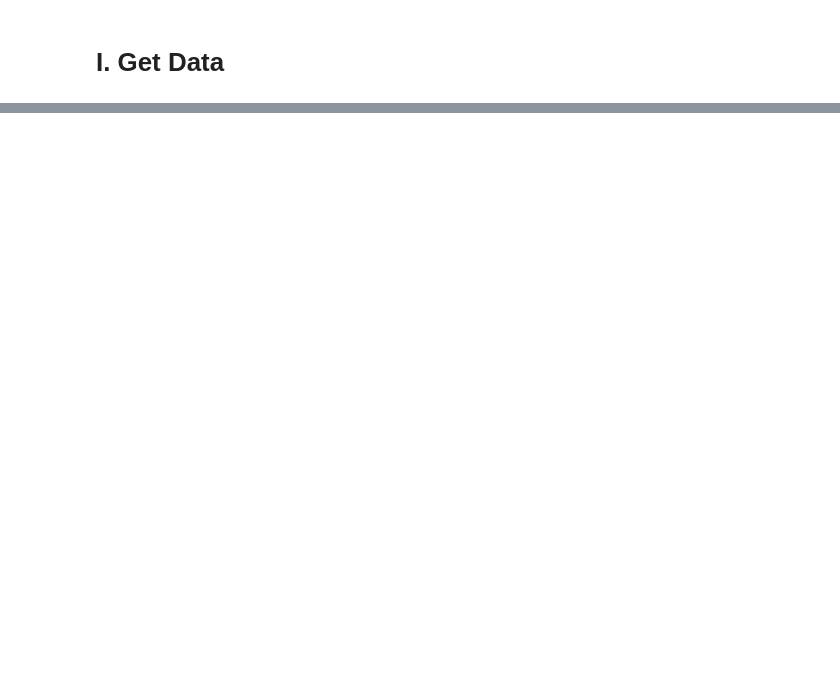
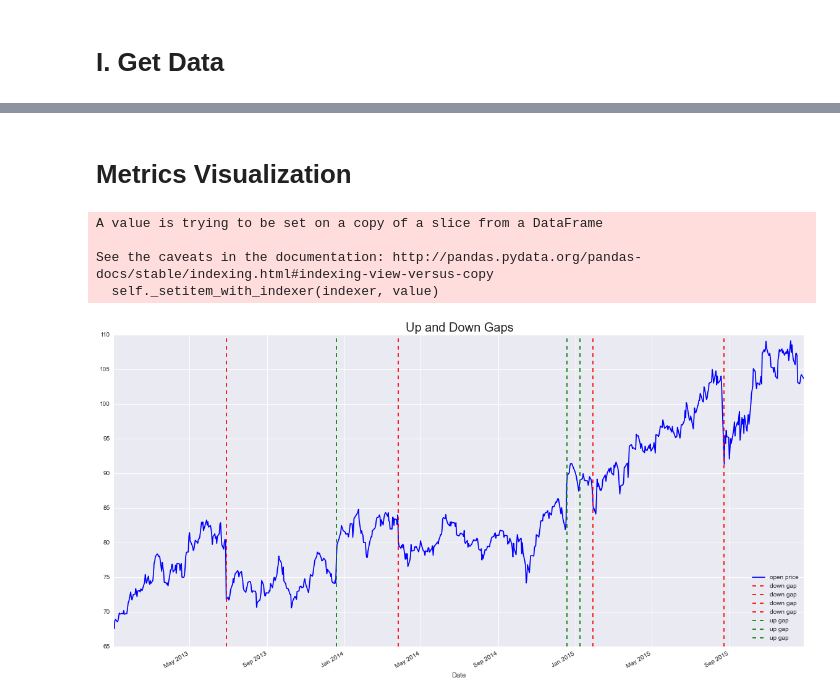
Before and after one commit to jayhack/N472JW, a Jupyter notebook: Exploration.ipynb, the cells around one changed output, grey strips where cells are left out. Cells and saved outputs as stored; diff of their text form; code cells hidden in the pictures; blank space fills up the shorter version.

Commit message:
metrics in .py files

```diff
--- a/Exploration.ipynb
+++ b/Exploration.ipynb
@@ -1,9 +1,14 @@
 # %%
+%load_ext autoreload
+%autoreload 2
 import pandas as pd
 import matplotlib.pyplot as plt
 %pylab inline
 import seaborn as sns
+from matplotlib import rcParams
+rcParams['figure.figsize'] = 20, 10
 
 import Quandl
 from n472jw.secrets import quandl_api_key
+from n472jw.metrics import *
 # %% [output]
@@ -87,27 +19,0 @@ df[df.up_gap]
-# %%
-from sklearn.pipeline import Pipeline
-
-class GapsGetFilled(object):
-    """do gaps always get filled?"""
-    def fit(self, X, y):
-        pass
-
-    def transform(self, df):
-        #=====[ Step 1: reindex ]=====
-        df = data[['Low', 'High']].copy()
-        df['Date'] = df.index
-        df.index = range(len(df))
-
-        #=====[ Step 2: find gaps ]=====
-        down_gap_amounts = (df[0:-1].Low - df[1:].High)
-        down_gaps = down_gap_amounts > 0
-        up_gap_amounts = (df[1:].Low - df[0:-1].High)
-        up_gaps = up_gap_amounts > 0
-        up_gaps = (df[1:].Low > df[0:-1].High) # should start at 1-index
-
-        #=====[ Step 3: reintegrate into series ]=====
-        df['down_gap_amounts'] = np.nan
-        df['up_gap_amounts'] = np.nan
-        df['down_gap_amounts'].iloc[1:] = down_gap_amounts
-        df['up_gap_amounts'].iloc[1:] = up_gap_amounts
-        df.index = df['Date']
@@ -115,0 +20,10 @@ ImportError: cannot import name Transform
+# %%
+#####[ PARAMS ]#####
+ticker = 'ACN'
+date_start = pd.datetime(2013, 1, 1)
+date_end = pd.datetime(2015, 12, 28)
+####################
+
+data = Quandl.get('WIKI/{}'.format(ticker))
+data = data[date_start:date_end]
+data.head()
@@ -115,0 +38,11 @@ ImportError: cannot import name Transform
+# %% [markdown]
+# Metrics Visualization
+# %%
+gaps_metric = GapsGetFilled(up_threshold=1, down_threshold=1)
+gaps_metric.plot(data)
+# %% [output]
+A value is trying to be set on a copy of a slice from a DataFrame
+
+See the caveats in the documentation: http://pandas.pydata.org/pandas-docs/stable/indexing.html#indexing-view-versus-copy
+  self._setitem_with_indexer(indexer, value)
+[figure, added]
```
Also changed, not shown: parts of 10 cells of this notebook, 4 other files.
